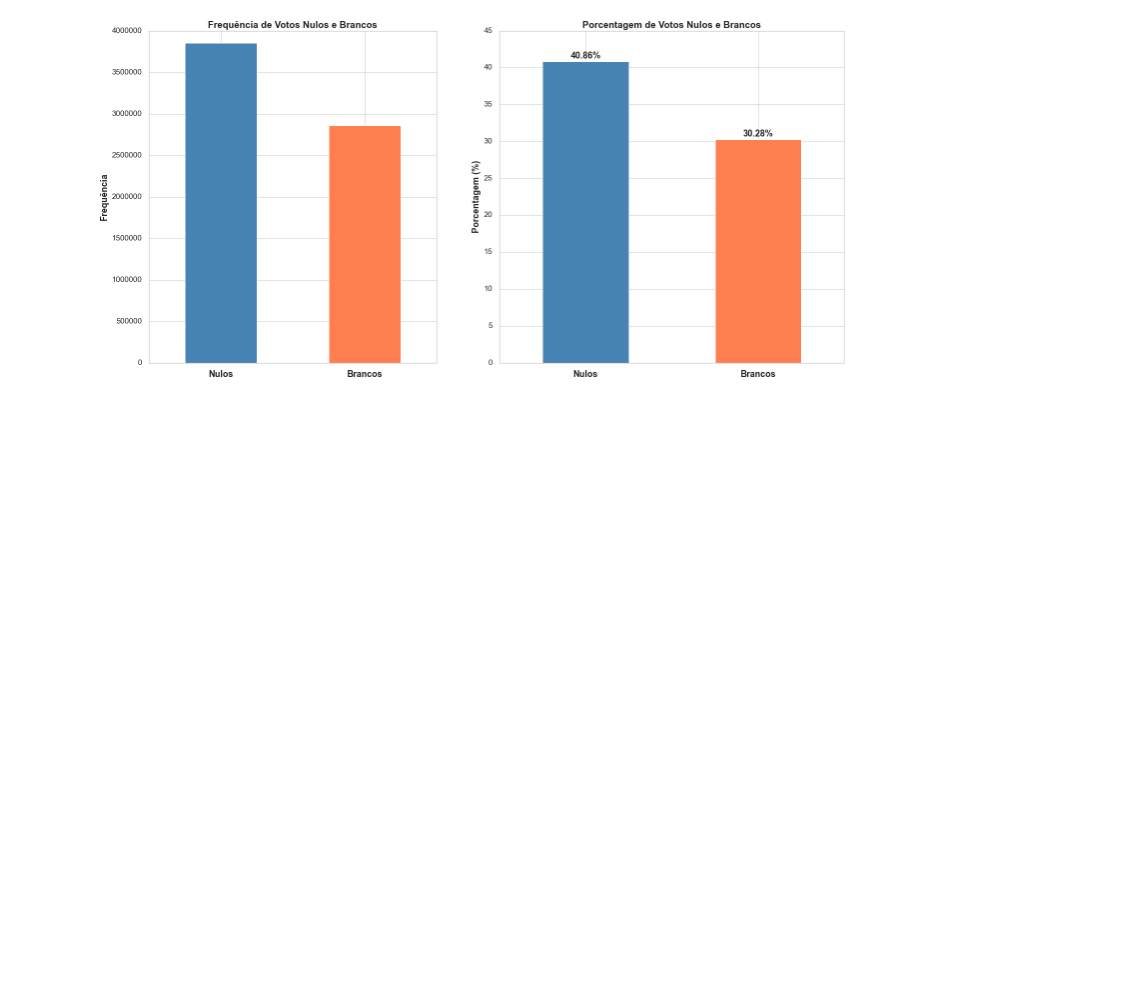
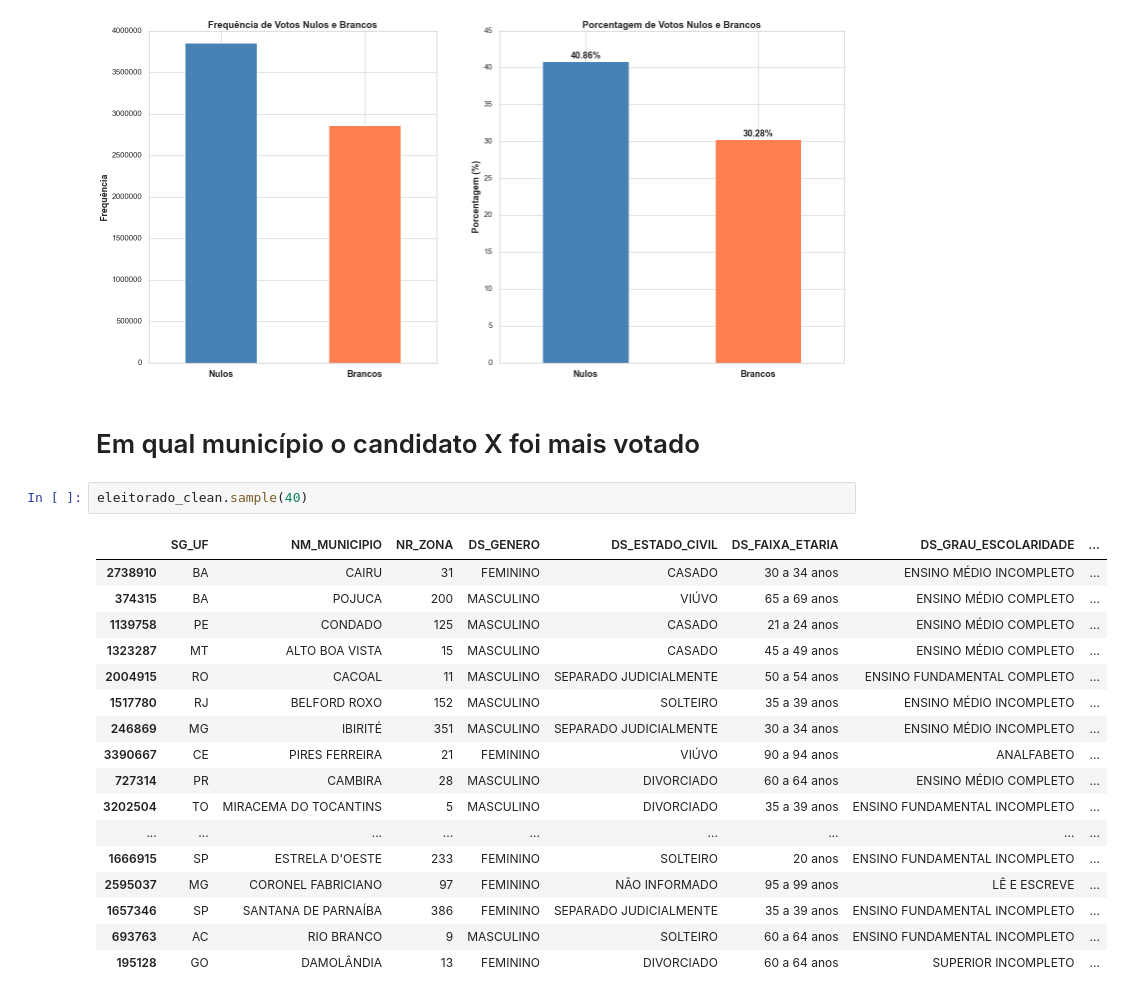
Before and after one commit to gideoni-santos/desafio-RenovaBR, a Jupyter notebook: relatorio.ipynb, the cells around one changed output. Cells and saved outputs as stored; diff of their text form; blank space fills up the shorter version.

```diff
--- a/relatorio.ipynb
+++ b/relatorio.ipynb
@@ -1008,3 +1007,25 @@ axes[1].set_yticklabels(axes[1].get_yticklabels(), fontsize=14)
 plt.show()
 # %% [output]
 [figure]
+# %% [markdown]
+# Em qual município o candidato X foi mais votado
+# %%
+eleitorado_clean.sample(40)
+# %% [output]
+|  | SG_UF | NM_MUNICIPIO | NR_ZONA | DS_GENERO | DS_ESTADO_CIVIL | DS_FAIXA_ETARIA | DS_GRAU_ESCOLARIDADE | ... |
+| 2738910 | BA | CAIRU | 31 | FEMININO | CASADO | 30 a 34 anos | ENSINO MÉDIO INCOMPLETO | ... |
+| 374315 | BA | POJUCA | 200 | MASCULINO | VIÚVO | 65 a 69 anos | ENSINO MÉDIO COMPLETO | ... |
+| 1139758 | PE | CONDADO | 125 | MASCULINO | CASADO | 21 a 24 anos | ENSINO MÉDIO COMPLETO | ... |
+| 1323287 | MT | ALTO BOA VISTA | 15 | MASCULINO | CASADO | 45 a 49 anos | ENSINO MÉDIO COMPLETO | ... |
+| 2004915 | RO | CACOAL | 11 | MASCULINO | SEPARADO JUDICIALMENTE | 50 a 54 anos | ENSINO FUNDAMENTAL COMPLETO | ... |
+| 1517780 | RJ | BELFORD ROXO | 152 | MASCULINO | SOLTEIRO | 35 a 39 anos | ENSINO MÉDIO INCOMPLETO | ... |
+| 246869 | MG | IBIRITÉ | 351 | MASCULINO | SEPARADO JUDICIALMENTE | 30 a 34 anos | ENSINO MÉDIO INCOMPLETO | ... |
+| 3390667 | CE | PIRES FERREIRA | 21 | FEMININO | VIÚVO | 90 a 94 anos | ANALFABETO | ... |
+| 727314 | PR | CAMBIRA | 28 | MASCULINO | DIVORCIADO | 60 a 64 anos | ENSINO MÉDIO COMPLETO | ... |
+| 3202504 | TO | MIRACEMA DO TOCANTINS | 5 | MASCULINO | DIVORCIADO | 35 a 39 anos | ENSINO FUNDAMENTAL INCOMPLETO | ... |
+| ... | ... | ... | ... | ... | ... | ... | ... | ... |
+| 1666915 | SP | ESTRELA D'OESTE | 233 | FEMININO | SOLTEIRO | 20 anos | ENSINO FUNDAMENTAL INCOMPLETO | ... |
+| 2595037 | MG | CORONEL FABRICIANO | 97 | FEMININO | NÃO INFORMADO | 95 a 99 anos | LÊ E ESCREVE | ... |
+| 1657346 | SP | SANTANA DE PARNAÍBA | 386 | FEMININO | SEPARADO JUDICIALMENTE | 35 a 39 anos | ENSINO FUNDAMENTAL INCOMPLETO | ... |
+| 693763 | AC | RIO BRANCO | 9 | MASCULINO | SOLTEIRO | 60 a 64 anos | ENSINO FUNDAMENTAL INCOMPLETO | ... |
+| 195128 | GO | DAMOLÂNDIA | 13 | FEMININO | DIVORCIADO | 60 a 64 anos | SUPERIOR INCOMPLETO | ... |
```
Also changed, not shown: parts of 4 cells of this notebook.
